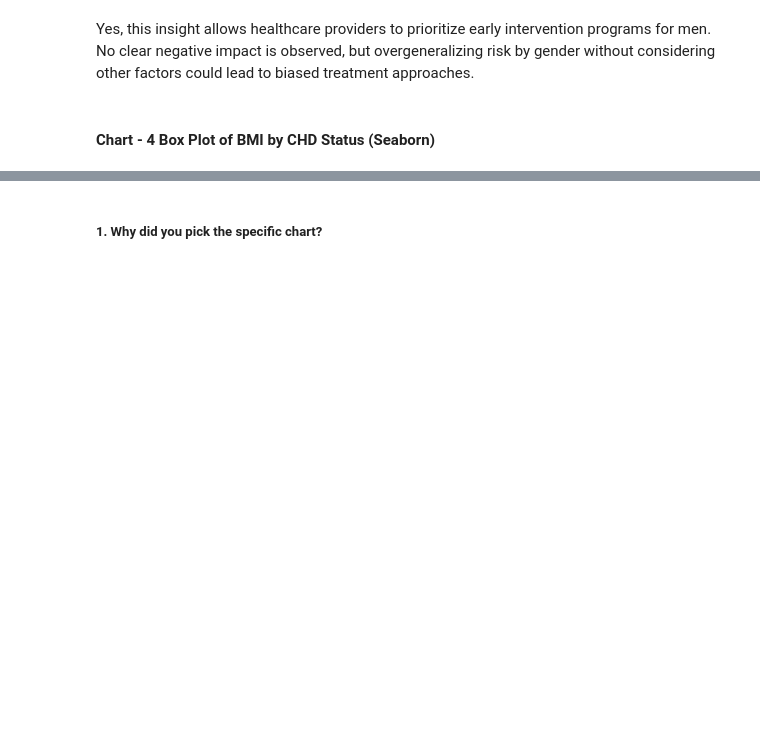
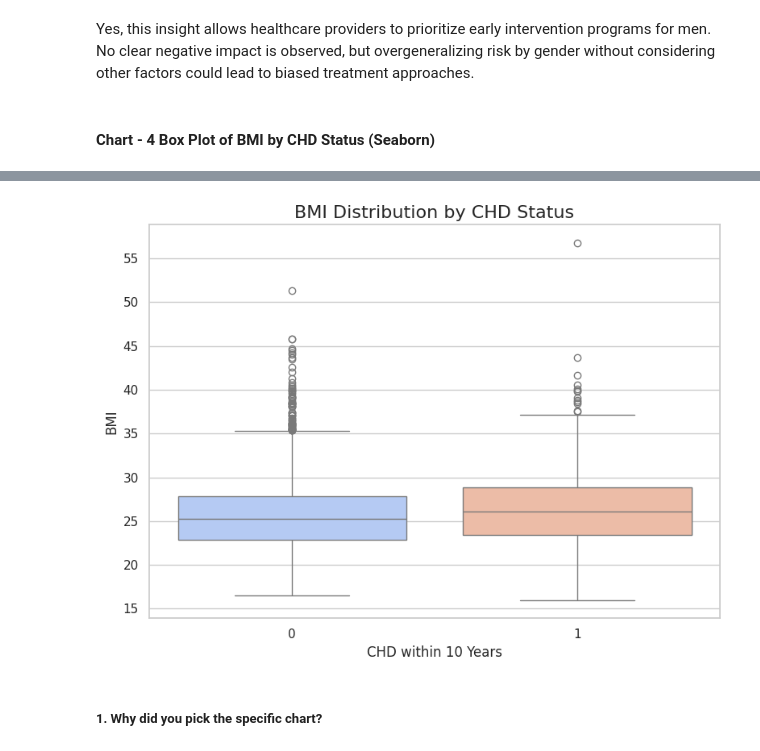
Before and after one commit to Aanya05gautam/Cardiovascular-Risk-Prediction-, a Jupyter notebook: Cardiovascular_Risk_Prediction_.ipynb, the cells around one changed output, grey strips where cells are left out. Cells and saved outputs as stored; diff of their text form; code cells hidden in the pictures; blank space fills up the shorter version.

```diff
--- a/Cardiovascular_Risk_Prediction_.ipynb
+++ b/Cardiovascular_Risk_Prediction_.ipynb
@@ -624,3 +600,27 @@ fig.show()
+# %%
+import matplotlib.pyplot as plt
+import seaborn as sns
+
+# Set the style
+sns.set(style='whitegrid')
+
+# Create the box plot
+plt.figure(figsize=(8, 6))
+sns.boxplot(data=df, x='TenYearCHD', y='BMI', palette='coolwarm')
+
+# Customize the plot
+plt.title('BMI Distribution by CHD Status', fontsize=16)
+plt.xlabel('CHD within 10 Years', fontsize=12)
+plt.ylabel('BMI', fontsize=12)
+plt.tight_layout()
+
+# Save the figure (optional)
+plt.savefig("bmi_distribution_by_chd.png", dpi=300)
+
+# Show the plot
+plt.show()
+# %% [output]
+[figure, added]
 # %% [markdown]
 ##### 1. Why did you pick the specific chart?
 # %% [markdown]
```
Also changed, not shown: parts of 29 cells of this notebook.
